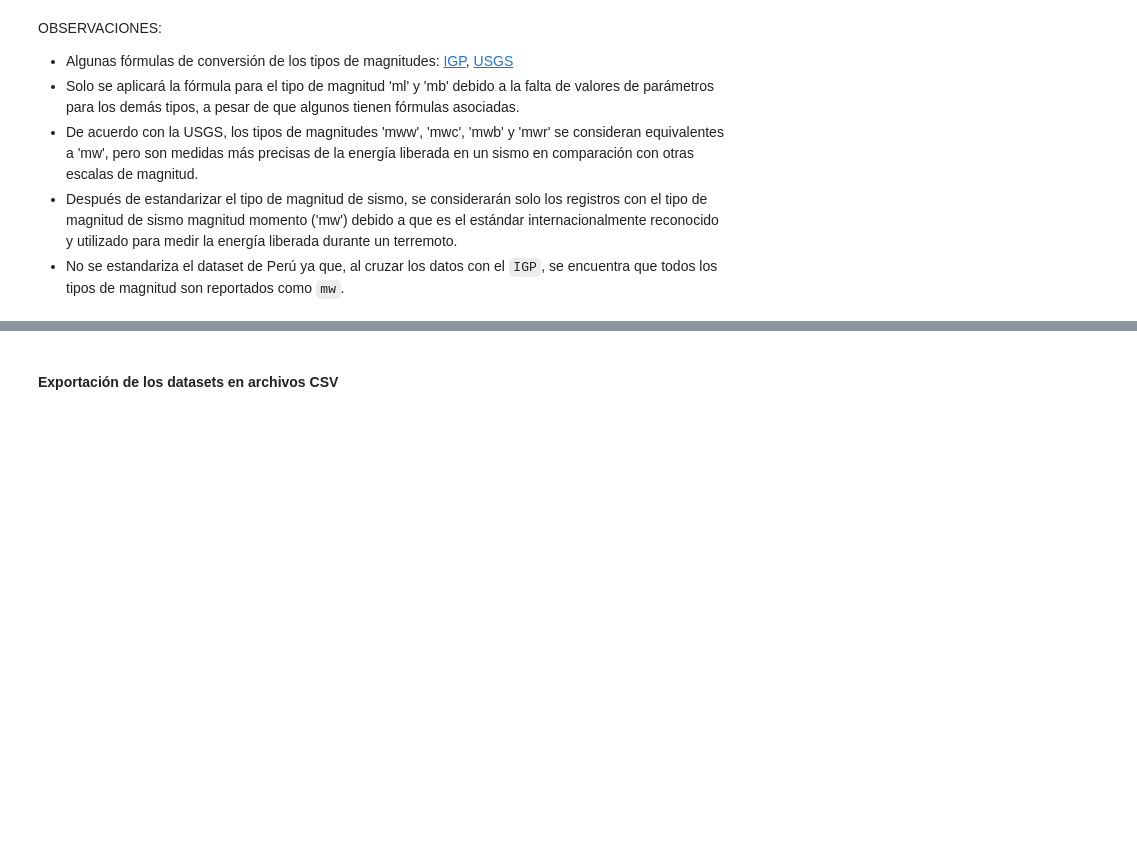
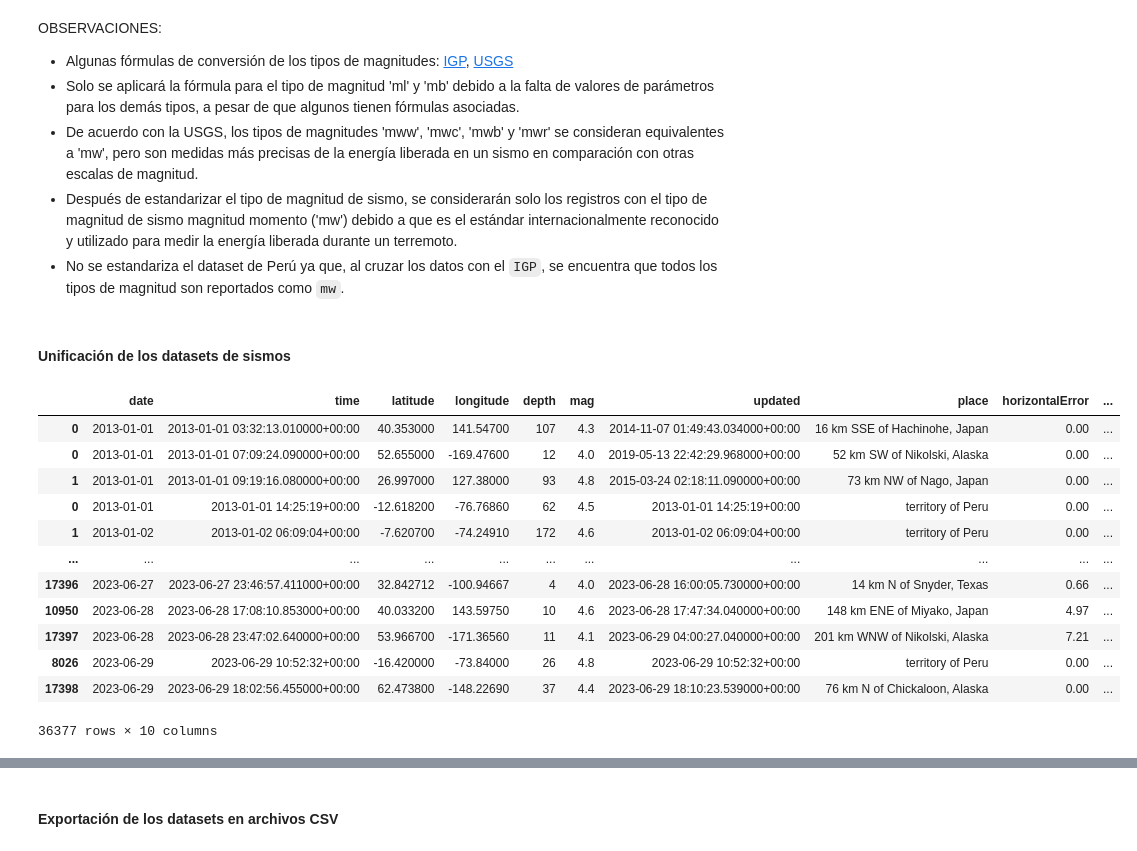
Before and after one commit to pabdus/SistemaAlertaSismica, a Jupyter notebook: notebooks/ETL.ipynb, the cells around one changed output, grey strips where cells are left out. Drawn from its saved outputs; the diff is of its cells as text; code cells hidden in the pictures; blank space fills up the shorter version.

```diff
--- a/notebooks/ETL.ipynb
+++ b/notebooks/ETL.ipynb
@@ -409,3 +409,31 @@ def apply_filter(df):
 
 df_usa=apply_filter(df_usa)
 df_japan=apply_filter(df_japan)
+# %% [markdown]
+#### Unificación de los datasets de sismos
+# %%
+df_usa=pd.read_csv("dataset_usa_etl.csv")
+df_japan=pd.read_csv("dataset_japan_etl.csv")
+df_peru=pd.read_csv("dataset_peru_etl.csv")
+# %%
+df_general=pd.concat([df_usa,df_japan,df_peru]).sort_values(by="time")
+# Eliminación de la columna 'magType', puesto que ya se realizó la estandarización de los tipos de magnitud
+df_general.drop(columns="magType",inplace=True)
+# Creación de una columna de fecha para relacionarlo con la tabla calendario
+df_general.insert(0,"date",df_general.time.dt.date)
+df_general["date"]=pd.to_datetime(df_general.date)
+df_general
+# %% [output]
+|  | date | time | latitude | longitude | depth | mag | updated | place | horizontalError | ... |
+| 0 | 2013-01-01 | 2013-01-01 03:32:13.010000+00:00 | 40.353000 | 141.54700 | 107 | 4.3 | 2014-11-07 01:49:43.034000+00:00 | 16 km SSE of Hachinohe, Japan | 0.00 | ... |
+| 0 | 2013-01-01 | 2013-01-01 07:09:24.090000+00:00 | 52.655000 | -169.47600 | 12 | 4.0 | 2019-05-13 22:42:29.968000+00:00 | 52 km SW of Nikolski, Alaska | 0.00 | ... |
+| 1 | 2013-01-01 | 2013-01-01 09:19:16.080000+00:00 | 26.997000 | 127.38000 | 93 | 4.8 | 2015-03-24 02:18:11.090000+00:00 | 73 km NW of Nago, Japan | 0.00 | ... |
+| 0 | 2013-01-01 | 2013-01-01 14:25:19+00:00 | -12.618200 | -76.76860 | 62 | 4.5 | 2013-01-01 14:25:19+00:00 | territory of Peru | 0.00 | ... |
+| 1 | 2013-01-02 | 2013-01-02 06:09:04+00:00 | -7.620700 | -74.24910 | 172 | 4.6 | 2013-01-02 06:09:04+00:00 | territory of Peru | 0.00 | ... |
+| ... | ... | ... | ... | ... | ... | ... | ... | ... | ... | ... |
+| 17396 | 2023-06-27 | 2023-06-27 23:46:57.411000+00:00 | 32.842712 | -100.94667 | 4 | 4.0 | 2023-06-28 16:00:05.730000+00:00 | 14 km N of Snyder, Texas | 0.66 | ... |
+| 10950 | 2023-06-28 | 2023-06-28 17:08:10.853000+00:00 | 40.033200 | 143.59750 | 10 | 4.6 | 2023-06-28 17:47:34.040000+00:00 | 148 km ENE of Miyako, Japan | 4.97 | ... |
+| 17397 | 2023-06-28 | 2023-06-28 23:47:02.640000+00:00 | 53.966700 | -171.36560 | 11 | 4.1 | 2023-06-29 04:00:27.040000+00:00 | 201 km WNW of Nikolski, Alaska | 7.21 | ... |
+| 8026 | 2023-06-29 | 2023-06-29 10:52:32+00:00 | -16.420000 | -73.84000 | 26 | 4.8 | 2023-06-29 10:52:32+00:00 | territory of Peru | 0.00 | ... |
+| 17398 | 2023-06-29 | 2023-06-29 18:02:56.455000+00:00 | 62.473800 | -148.22690 | 37 | 4.4 | 2023-06-29 18:10:23.539000+00:00 | 76 km N of Chickaloon, Alaska | 0.00 | ... |
+36377 rows × 10 columns
```
Also changed, not shown: parts of 3 cells of this notebook.
